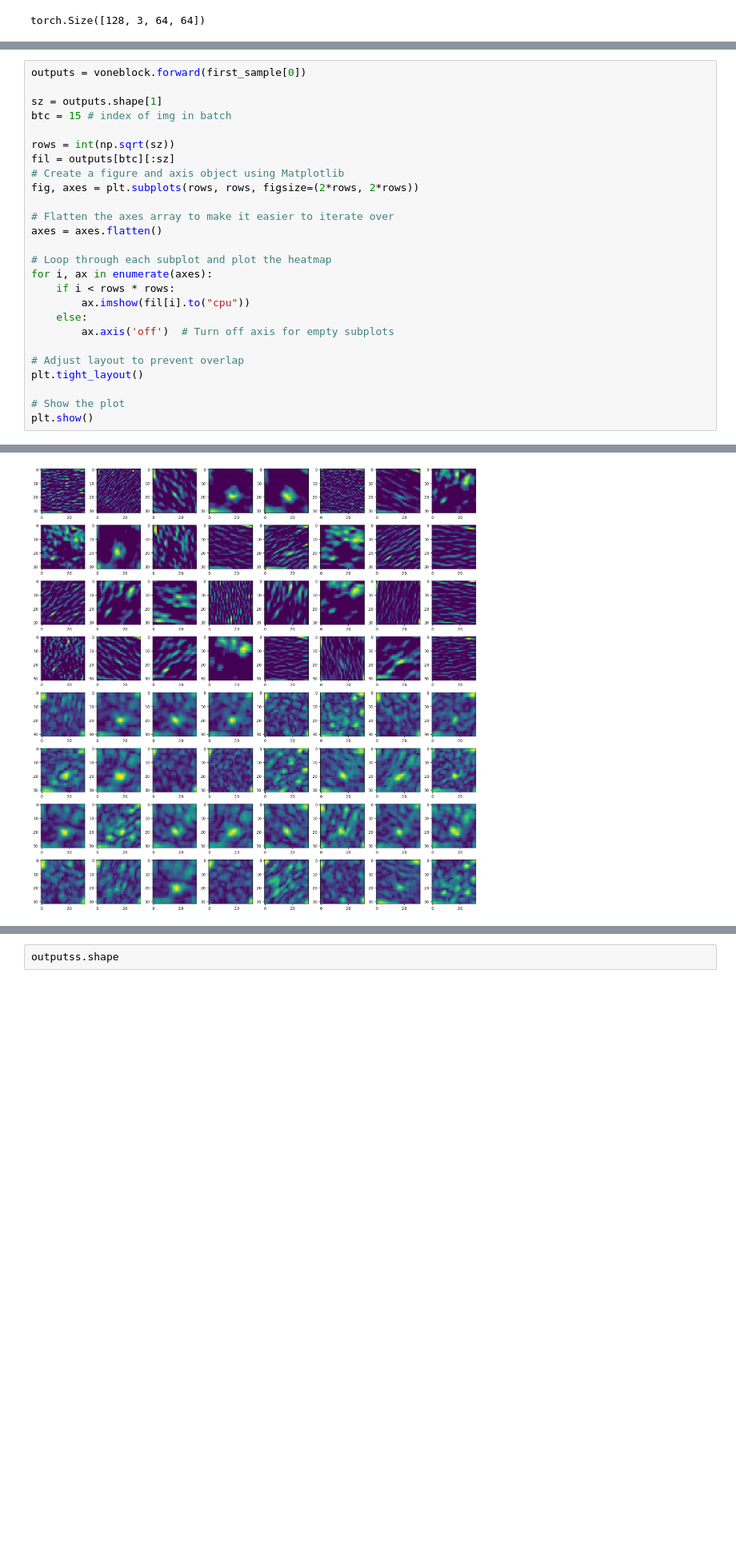
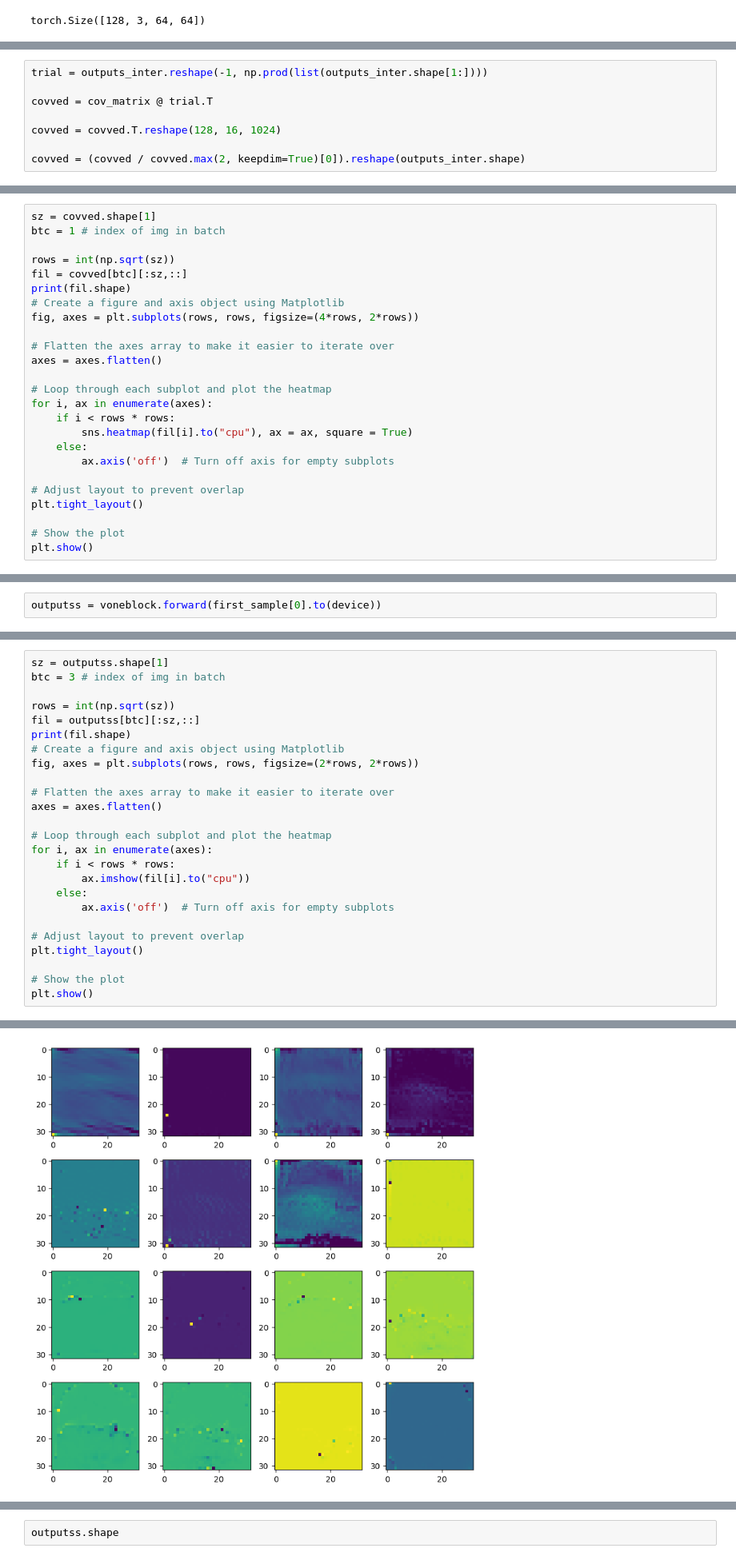
Before and after one commit to VanillaCappuccino/vonenet-mete, a Jupyter notebook: cov_matrix.ipynb, the cells around one changed output, grey strips where cells are left out. Shown at 80% size. Cells and saved outputs as stored; diff of their text form; blank space fills up the shorter version.

```diff
--- a/cov_matrix.ipynb
+++ b/cov_matrix.ipynb
@@ -341,0 +543,8 @@ torch.Size([128, 3, 64, 64])
+# %%
+trial = outputs_inter.reshape(-1, np.prod(list(outputs_inter.shape[1:])))
+
+covved = cov_matrix @ trial.T
+
+covved = covved.T.reshape(128, 16, 1024)
+
+covved = (covved / covved.max(2, keepdim=True)[0]).reshape(outputs_inter.shape)
@@ -341,0 +555,25 @@ torch.Size([128, 3, 64, 64])
+# %%
+sz = covved.shape[1]
+btc = 1 # index of img in batch
+
+rows = int(np.sqrt(sz))
+fil = covved[btc][:sz,::]
+print(fil.shape)
+# Create a figure and axis object using Matplotlib
+fig, axes = plt.subplots(rows, rows, figsize=(4*rows, 2*rows))
+
+# Flatten the axes array to make it easier to iterate over
+axes = axes.flatten()
+
+# Loop through each subplot and plot the heatmap
+for i, ax in enumerate(axes):
+    if i < rows * rows:
+        sns.heatmap(fil[i].to("cpu"), ax = ax, square = True)
+    else:
+        ax.axis('off')  # Turn off axis for empty subplots
+
+# Adjust layout to prevent overlap
+plt.tight_layout()
+
+# Show the plot
+plt.show()
@@ -341,0 +583,2 @@ torch.Size([128, 3, 64, 64])
+# %%
+outputss = voneblock.forward(first_sample[0].to(device))
@@ -342,11 +624,10 @@ torch.Size([128, 3, 64, 64])
 # %%
-outputs = voneblock.forward(first_sample[0])
-
-sz = outputs.shape[1]
-btc = 15 # index of img in batch
+sz = outputss.shape[1]
+btc = 3 # index of img in batch
 
 rows = int(np.sqrt(sz))
-fil = outputs[btc][:sz]
+fil = outputss[btc][:sz,::]
+print(fil.shape)
 # Create a figure and axis object using Matplotlib
 fig, axes = plt.subplots(rows, rows, figsize=(2*rows, 2*rows))
 
@@ -369,4 +651,4 @@ plt.show()
-[figure, old version]
+[figure, new version]
 # %%
 outputss = voneblock.forward(last_sample[0])
 
```
Also changed, not shown: parts of 49 cells of this notebook, 1 other file.
